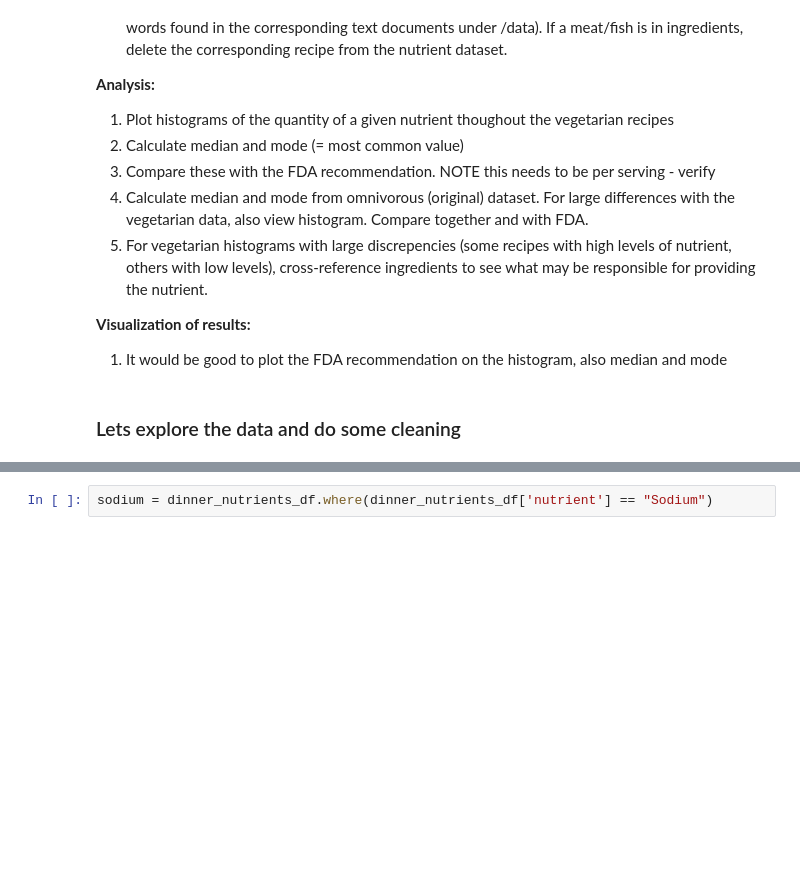
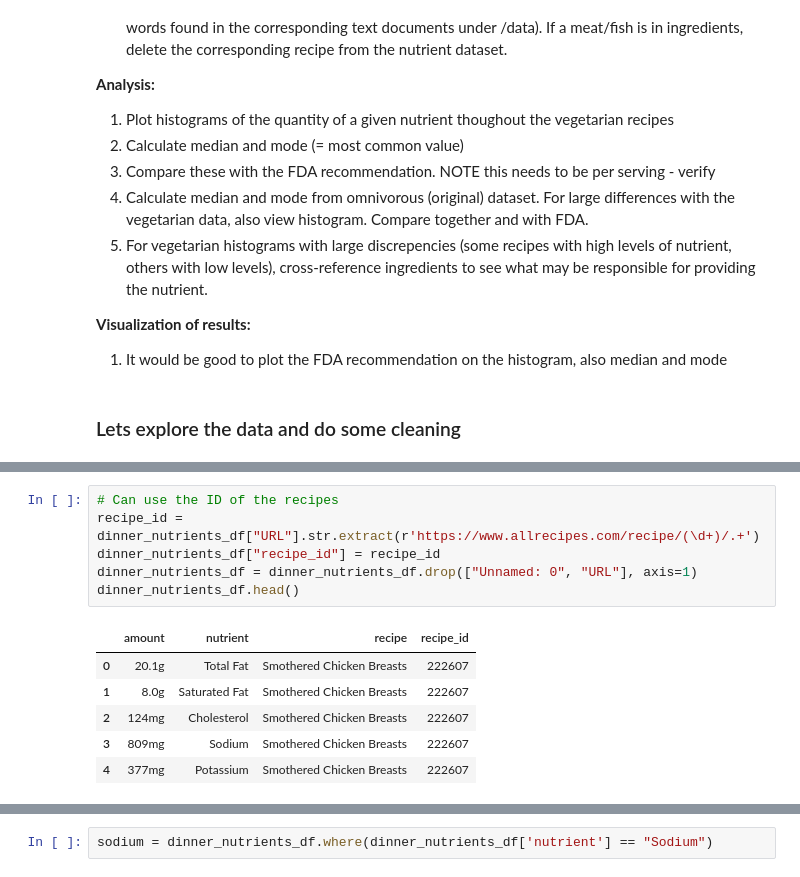
Before and after one commit to strefele/ADA2018-Project, a Jupyter notebook: Data_Analysis.ipynb, the cells around one changed output, grey strips where cells are left out. Drawn from its saved outputs; the diff is of its cells as text; blank space fills up the shorter version.

```diff
--- a/Data_Analysis.ipynb
+++ b/Data_Analysis.ipynb
@@ -47,0 +68,13 @@ dinner_nutrients_df.head(20)
+# %%
+# Can use the ID of the recipes
+recipe_id = dinner_nutrients_df["URL"].str.extract(r'https://www.allrecipes.com/recipe/(\d+)/.+')
+dinner_nutrients_df["recipe_id"] = recipe_id
+dinner_nutrients_df = dinner_nutrients_df.drop(["Unnamed: 0", "URL"], axis=1)
+dinner_nutrients_df.head()
+# %% [output]
+|  | amount | nutrient | recipe | recipe_id |
+| 0 | 20.1g | Total Fat | Smothered Chicken Breasts | 222607 |
+| 1 | 8.0g | Saturated Fat | Smothered Chicken Breasts | 222607 |
+| 2 | 124mg | Cholesterol | Smothered Chicken Breasts | 222607 |
+| 3 | 809mg | Sodium | Smothered Chicken Breasts | 222607 |
+| 4 | 377mg | Potassium | Smothered Chicken Breasts | 222607 |
```
Also changed, not shown: parts of 14 cells of this notebook.
